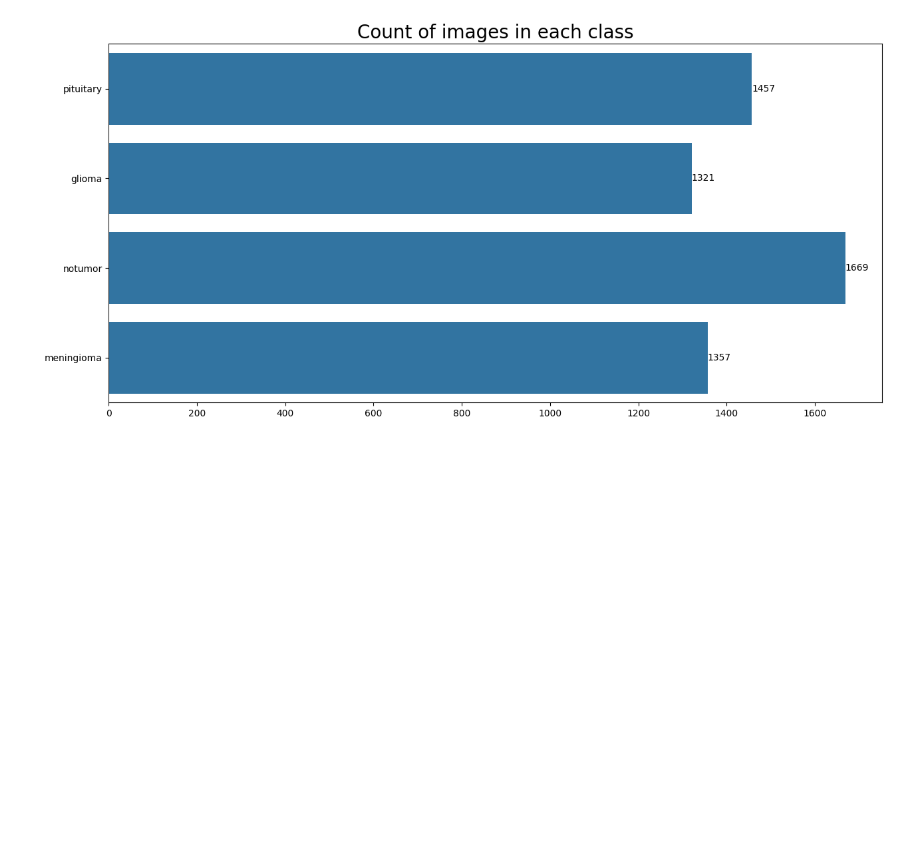
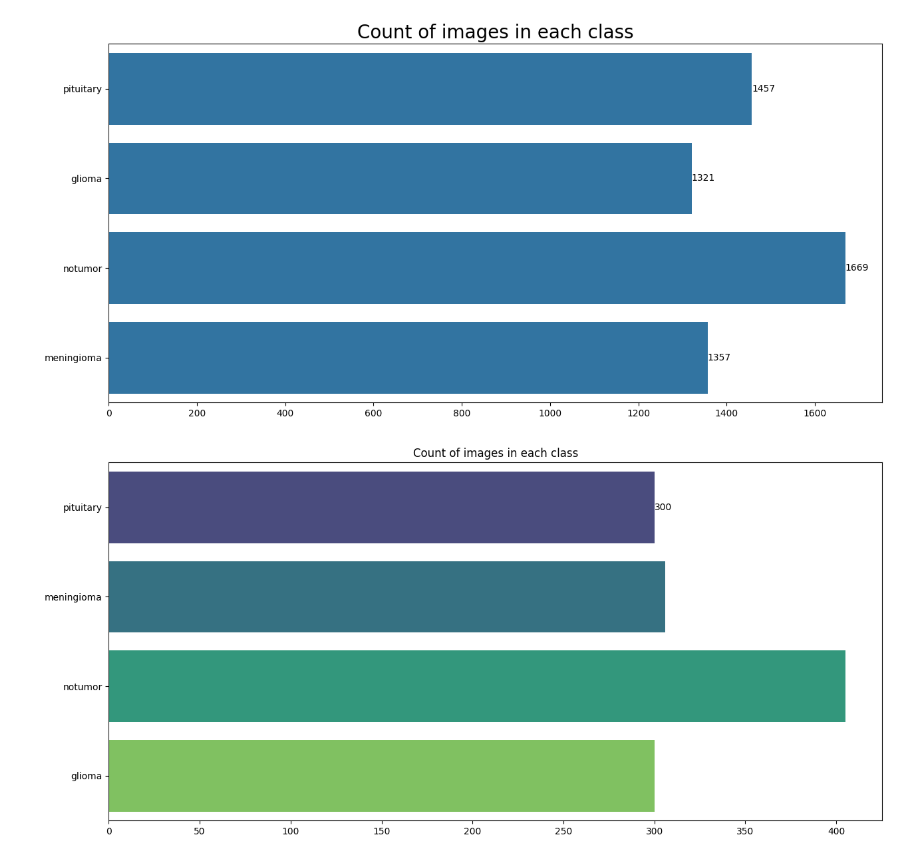
Before and after one commit to Aditya-Gupta-ctrl/MRI-detector, a Jupyter notebook: mri.ipynb, the cells around one changed output. Saved outputs shown, nothing was run; the diff lists cells and outputs as text; code cells hidden in the pictures; blank space fills up the shorter version.

```diff
--- a/mri.ipynb
+++ b/mri.ipynb
@@ -85,3 +85,14 @@ ax.bar_label(ax.containers[0])
 plt.show()
 # %% [output]
 [figure]
+# %%
+#Count each class in test data
+plt.figure(figsize=(15, 7))
+ax = sns.countplot(y=ts_df['Class'], palette='viridis')
+
+ax.set(xlabel='', ylabel='', title='Count of images in each class')
+ax.bar_label(ax.containers[0])
+
+plt.show()
+# %% [output]
+[figure, added]
```
